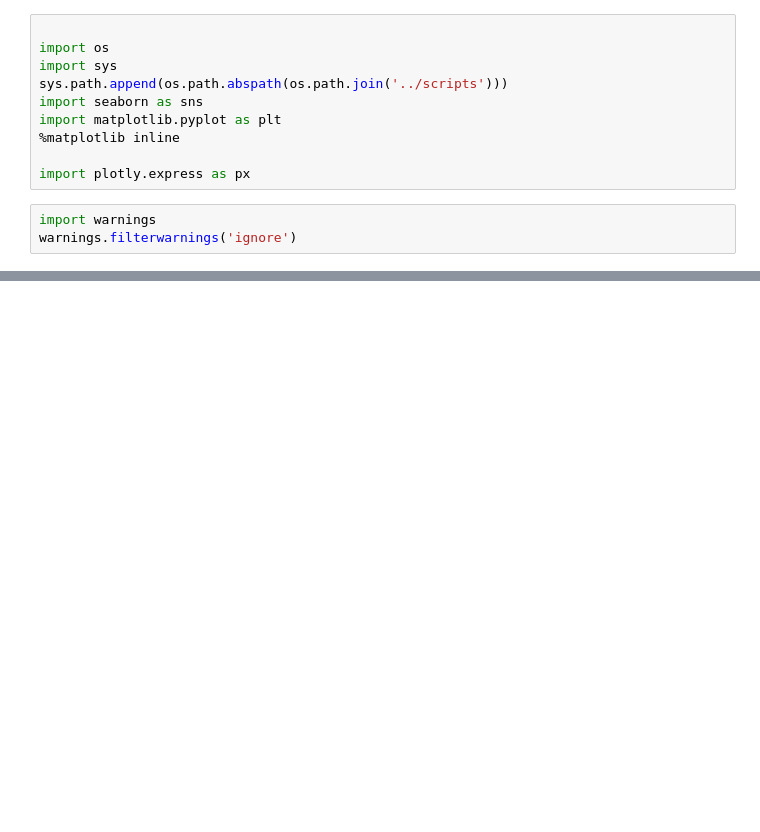
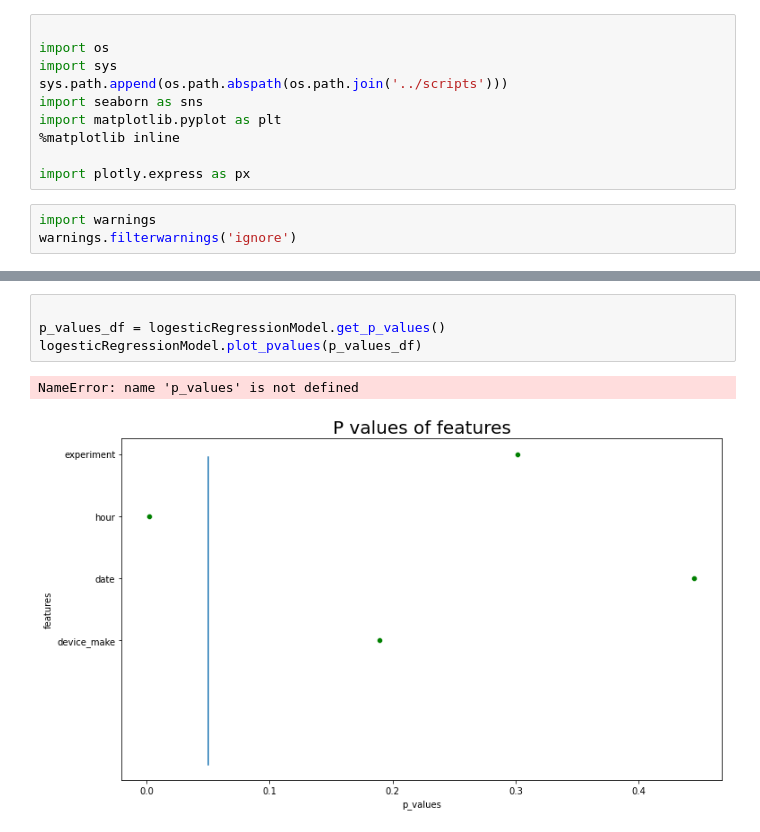
Before and after one commit to Desmondonam/abtest-mlops, a Jupyter notebook: Machine_leaning AB Test.ipynb, the cells around one changed output, grey strips where cells are left out. Cells and saved outputs as stored; diff of their text form; blank space fills up the shorter version.

```diff
--- a/Machine_leaning AB Test.ipynb
+++ b/Machine_leaning AB Test.ipynb
@@ -38,0 +338,7 @@ CSV_PATH = "../Data/data.csv"
+# %%
+
+p_values_df = logesticRegressionModel.get_p_values()
+logesticRegressionModel.plot_pvalues(p_values_df)
+# %% [output]
+NameError: name 'p_values' is not defined
+[figure, added]
```
Also changed, not shown: parts of 22 cells of this notebook, 2 other files.
